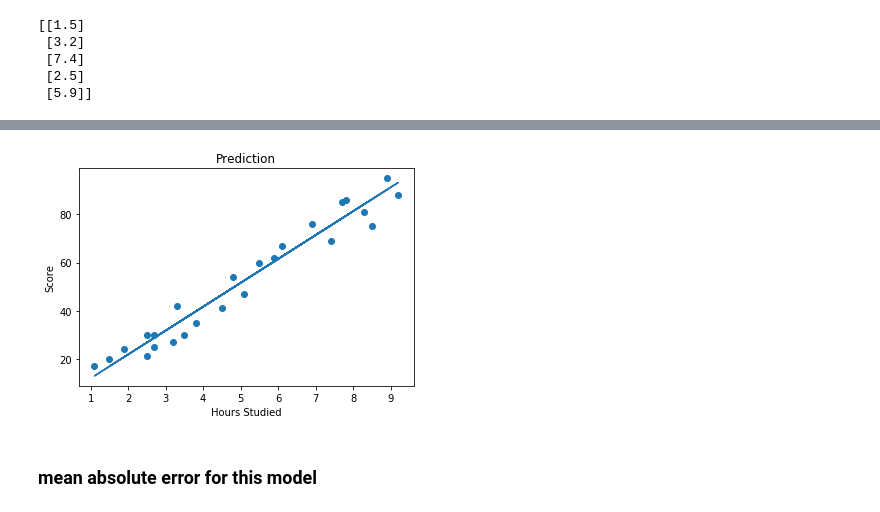
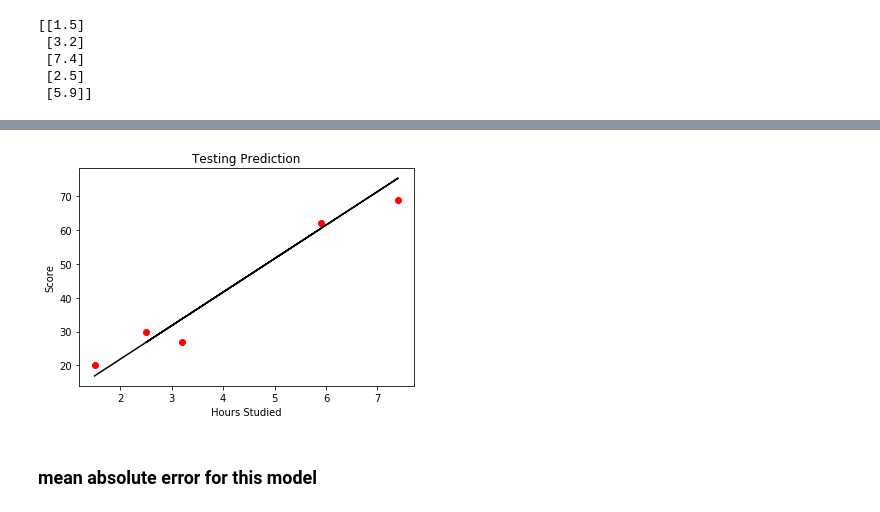
Before and after one commit to shruti1399/Spark-Foundation, a Jupyter notebook: Task 1-Prediction using supervised ML.ipynb, the cells around one changed output, grey strips where cells are left out. Saved outputs shown, nothing was run; the diff lists cells and outputs as text; code cells hidden in the pictures.

```diff
--- a/Task 1-Prediction using supervised ML.ipynb
+++ b/Task 1-Prediction using supervised ML.ipynb
@@ -14,8 +16,8 @@ import matplotlib.pyplot as plt
 ### Read Data From Link Using Pandas
 # %%
 url = "http://bit.ly/w-data"
-s_data = pd.read_csv(url)
-s_data.head(6)
+data = pd.read_csv(url)
+data.head(6)
 # %% [output]
 |  | Hours | Scores |
 | 0 | 2.5 | 21 |
@@ -47,8 +61,8 @@ from sklearn.model_selection import train_test_split
 # %%
 # Let's split the data into attributes and labels
 
-X = s_data.iloc[:, :-1].values
-y = s_data.iloc[:, 1].values
+X = data.iloc[:, :-1].values
+y = data.iloc[:, 1].values
 # %% [markdown]
 #### Now split this data into training and test sets. We'll do this by using Scikit-Learn's
 # %%
@@ -80,17 +106,16 @@ y_pred = regressor.predict(X_test)
 # %%
+#Test data
 # Plotting the regression line
 
-line = regressor.coef_*X+regressor.intercept_
-
-# Plotting for the test data
-plt.scatter(X, y)
-plt.plot(X, line);
-plt.title('Prediction')
+line = regressor.coef_*X + regressor.intercept_
+plt.scatter(X_test, y_test, color ='red')
+plt.plot(X_test,regressor.predict(X_test), color ='black');
+plt.title('Testing Prediction')
 plt.xlabel('Hours Studied')
 plt.ylabel( 'Score')
 plt.show()
 # %% [output]
-[figure, old version]
+[figure, new version]
 # %% [markdown]
 ### mean absolute error for this model
 # %%
```
Also changed, not shown: parts of 7 cells of this notebook.
